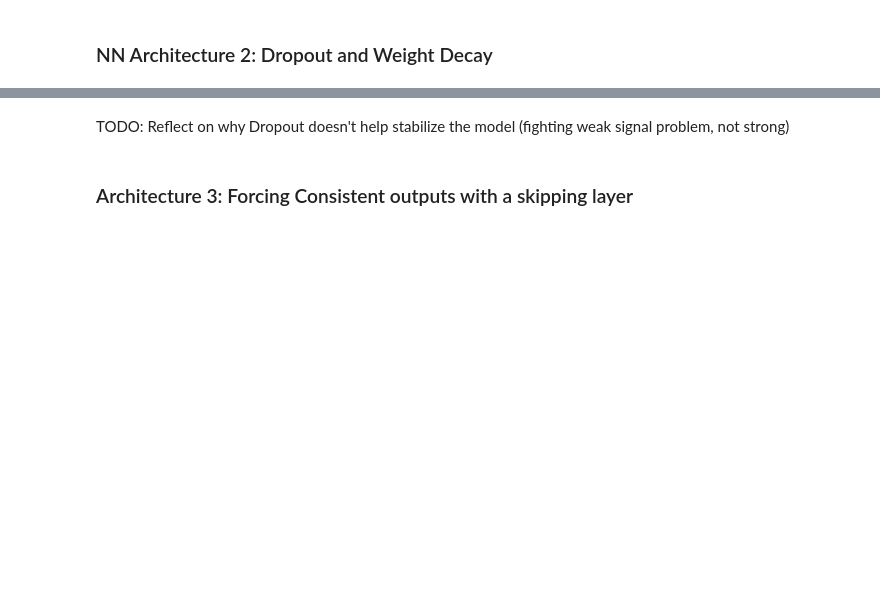
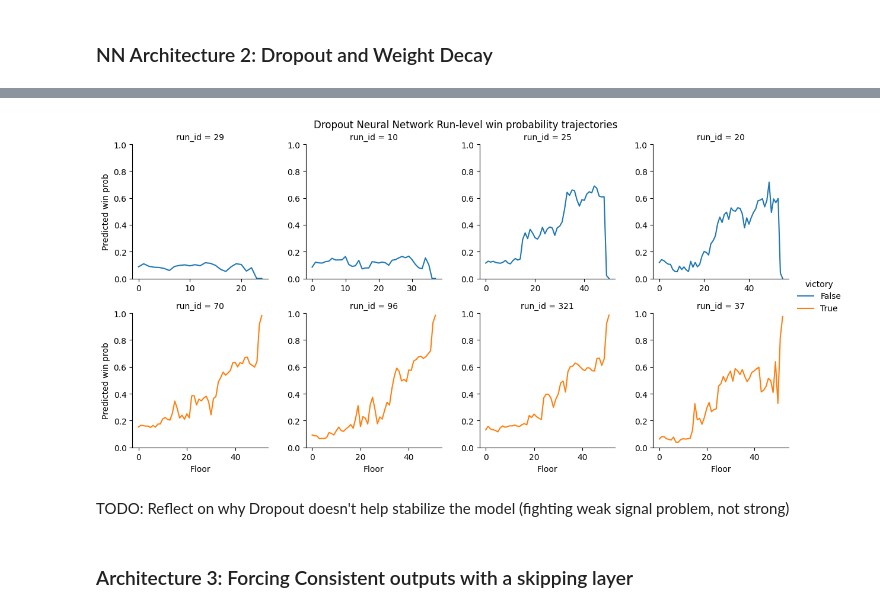
Before and after one commit to JoeyRussoniello/sts-win-prediction, a Jupyter notebook: notebooks/4 - Modeling.ipynb, the cells around one changed output, grey strips where cells are left out. Cells and saved outputs as stored; diff of their text form; code cells hidden in the pictures; blank space fills up the shorter version.

```diff
--- a/notebooks/4 - Modeling.ipynb
+++ b/notebooks/4 - Modeling.ipynb
@@ -591,7 +891,10 @@ class DropoutNN(nn.Module):
 
     return self.sigmoid(x)
 
-dropout_nn_model = DropoutNN(INPUT_DIM).to(device)
-criterion = BCELoss()
-# Also implement weight decay and regularization in the optimizer to incentivize stable model
-optimizer = optim.Adam(params = dropout_nn_model.parameters(), lr = 0.001, weight_decay = 1e-4)
+# Set up a configuration with Adam Optimizer and some weight decay
+decayed_adam = OptimizerConfig(
+    optimizer = optim.Adam,
+    lr = 0.001,
+    weight_decay = 1e-4
+)
+decayed_config = ModelConfig(optimizer_config = decayed_adam, criterion = BCELoss, handler = FeedforwardBatchHandler, predictor_protocol = Predictor)
@@ -625,0 +901,4 @@ plot_predictions(resistant_predictions, 'Dropout Neural Network')
+# %%
+dropout_nn_model = DropoutNN(INPUT_DIM).to(device)
+dropout_nn = ModelBuilder(dropout_nn_model, 'Dropout Neural Network').config(decayed_config).build()
+dropout_nn.summary(BATCH_SIZE)
@@ -625,0 +923,2 @@ plot_predictions(resistant_predictions, 'Dropout Neural Network')
+# %%
+dropout_results = dropout_nn.train(train_loader, test_loader)
@@ -625,0 +943,5 @@ plot_predictions(resistant_predictions, 'Dropout Neural Network')
+# %%
+dropout_nn.get_metrics(test_df)
+dropout_nn.plot_predictions(sample)
+# %% [output]
+[figure, added]
```
Also changed, not shown: parts of 107 cells of this notebook.
